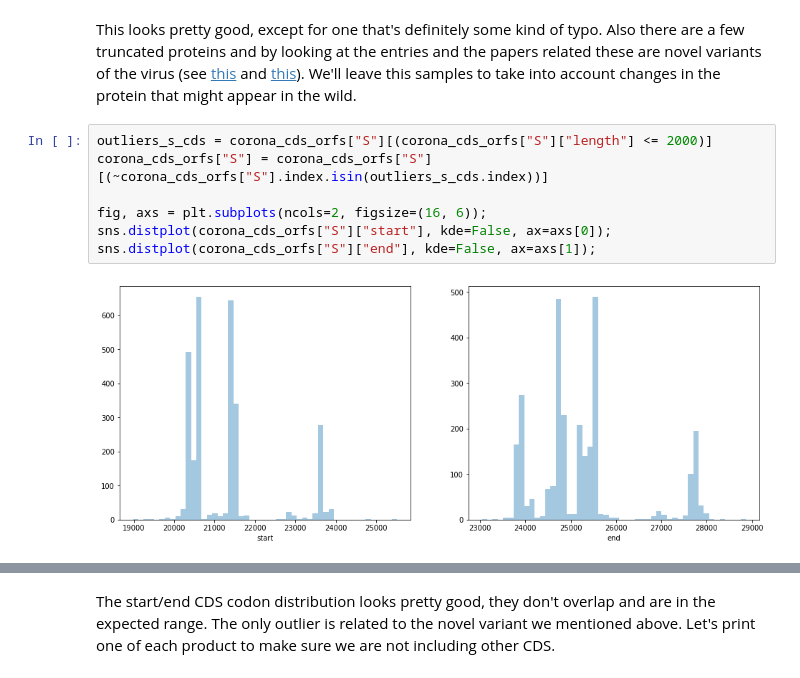
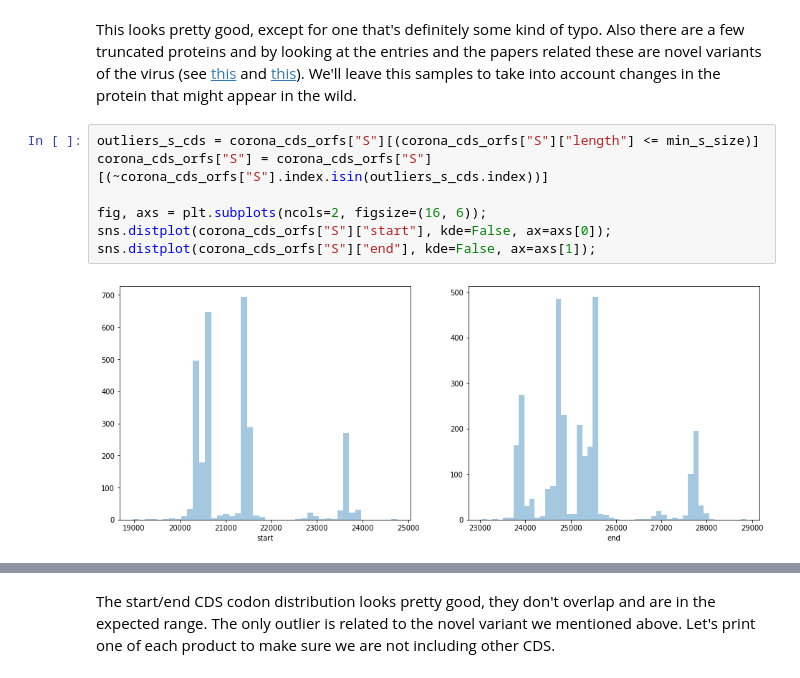
Before and after one commit to pellegre/coronaversing, a Jupyter notebook: proteindb.ipynb, the cells around one changed output, grey strips where cells are left out. Cells and saved outputs as stored; diff of their text form.

```diff
--- a/proteindb.ipynb
+++ b/proteindb.ipynb
@@ -486,14 +487,14 @@ display(HTML(outliers_s_cds.drop(hidden_cds_columns, axis=1).to_html()))
 # %% [markdown]
 This looks pretty good, except for one that's definitely some kind of typo. Also there are a few truncated proteins and by looking at the entries and the papers related these are novel variants of the virus (see [this](https://www.ncbi.nlm.nih.gov/pubmed/27486688) and [this](https://journals.plos.org/plosone/article?id=10.1371/journal.pone.0205209)). We'll leave this samples to take into account changes in the protein that might appear in the wild.
 # %%
-outliers_s_cds = corona_cds_orfs["S"][(corona_cds_orfs["S"]["length"] <= 2000)]
+outliers_s_cds = corona_cds_orfs["S"][(corona_cds_orfs["S"]["length"] <= min_s_size)]
 corona_cds_orfs["S"] = corona_cds_orfs["S"][(~corona_cds_orfs["S"].index.isin(outliers_s_cds.index))]
 
 fig, axs = plt.subplots(ncols=2, figsize=(16, 6));
 sns.distplot(corona_cds_orfs["S"]["start"], kde=False, ax=axs[0]);
 sns.distplot(corona_cds_orfs["S"]["end"], kde=False, ax=axs[1]);
 # %% [output]
-[figure, old version]
+[figure, new version]
 # %%
 max_s_size = 25000
 
```
Also changed, not shown: parts of 16 cells of this notebook, 1 other file.
